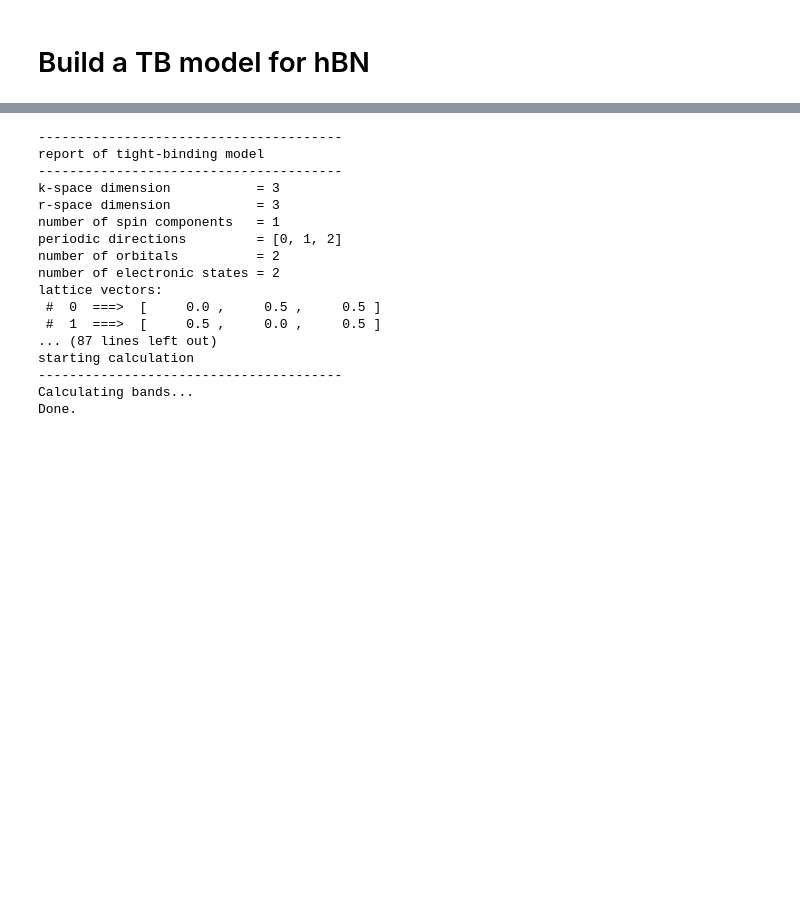
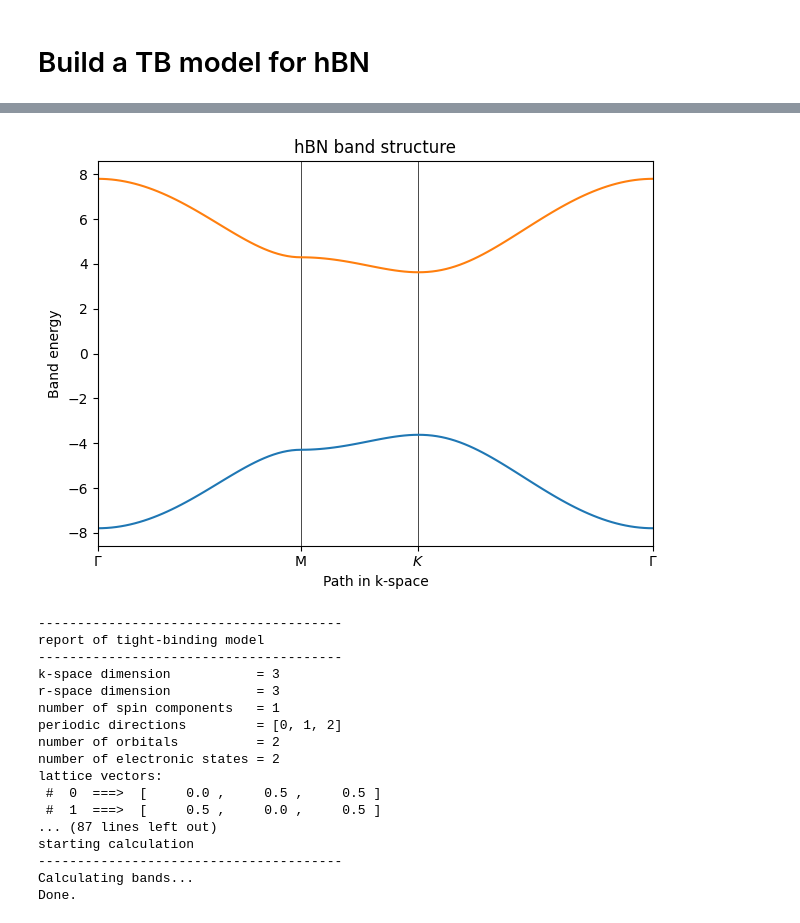
Before and after one commit to rreho/yambopy, a Jupyter notebook: wann_tests/2bands_model.ipynb, the cells around one changed output, grey strips where cells are left out. Saved outputs shown, nothing was run; the diff lists cells and outputs as text; code cells hidden in the pictures; blank space fills up the shorter version.

```diff
--- a/wann_tests/2bands_model.ipynb
+++ b/wann_tests/2bands_model.ipynb
@@ -135,0 +138,90 @@ Done.
+# %%
+#!/usr/bin/env python
+
+# Toy graphene model
+
+# Copyright under GNU General Public License 2010, 2012, 2016
+# by Sinisa Coh and David Vanderbilt (see gpl-pythtb.txt)
+
+from __future__ import print_function
+from pythtb import * # import TB model class
+import numpy as np
+import matplotlib.pyplot as plt
+
+# define lattice vectors
+lat=[[1.0,0.0,0.0],[0.5,np.sqrt(3.0)/2.0,0.0],[0.0,0.0,10.0]]
+# define coordinates of orbitals
+orb=[[1./3.,1./3., 0.0],[2./3.,2./3., 0.0]]
+
+# make two dimensional tight-binding graphene model
+my_model=tb_model(3,3,lat,orb)
+
+# set model parameters
+delta=3.625
+t=2.30
+
+# set on-site energies
+my_model.set_onsite([-delta,delta])
+# set hoppings (one for each connected pair of orbitals)
+# (amplitude, i, j, [lattice vector to cell containing j])
+my_model.set_hop(t, 0, 1, [ 0, 0, 0])
+my_model.set_hop(t, 1, 0, [ 1, 0, 0])
+my_model.set_hop(t, 1, 0, [ 0, 1, 0])
+
+# print tight-binding model
+my_model.display()
+
+# generate list of k-points following a segmented path in the BZ
+# list of nodes (high-symmetry points) that will be connected
+path=[[0.,0.,0.0],[.5,.5,0.0],[2/3,1/3,0.0],[0.,0.,0.0]]
+# labels of the nodes
+label=(r'$\Gamma $',r'M', r'$K$', r'$\Gamma $')
+# total number of interpolated k-points along the path
+nk=121
+
+# call function k_path to construct the actual path
+(k_vec,k_dist,k_node)=my_model.k_path(path,nk)
+(q_vec,q_dist,q_node)=my_model.k_path(path,nk)
+# inputs:
+#   path, nk: see above
+#   my_model: the pythtb model
+# outputs:
+#   k_vec: list of interpolated k-points
+#   k_dist: horizontal axis position of each k-point in the list
+#   k_node: horizontal axis position of each original node
+
+print('---------------------------------------')
+print('starting calculation')
+print('---------------------------------------')
+print('Calculating bands...')
+
+# obtain eigenvalues to be plotted
+evals=my_model.solve_all(k_vec)
+
+# figure for bandstructure
+
+fig, ax = plt.subplots()
+# specify horizontal axis details
+# set range of horizontal axis
+ax.set_xlim(k_node[0],k_node[-1])
+# put tickmarks and labels at node positions
+ax.set_xticks(k_node)
+ax.set_xticklabels(label)
+# add vertical lines at node positions
+for n in range(len(k_node)):
+  ax.axvline(x=k_node[n],linewidth=0.5, color='k')
+# put title
+ax.set_title("hBN band structure")
+ax.set_xlabel("Path in k-space")
+ax.set_ylabel("Band energy")
+
+# plot first and second band
+ax.plot(k_dist,evals[0])
+ax.plot(k_dist,evals[1])
+# ax.plot(k_dist, evals[1]-evals[0], c='red')
+# make an PDF figure of a plot
+fig.tight_layout()
+#fig.savefig("graphene.pdf")
+
+print('Done.\n')
+# %% [output]
@@ -136,3 +245,4 @@ Done.
+[figure, added]
 # %%
 #!/usr/bin/env python
 
```
Also changed, not shown: parts of 48 cells of this notebook, 2 other files.
